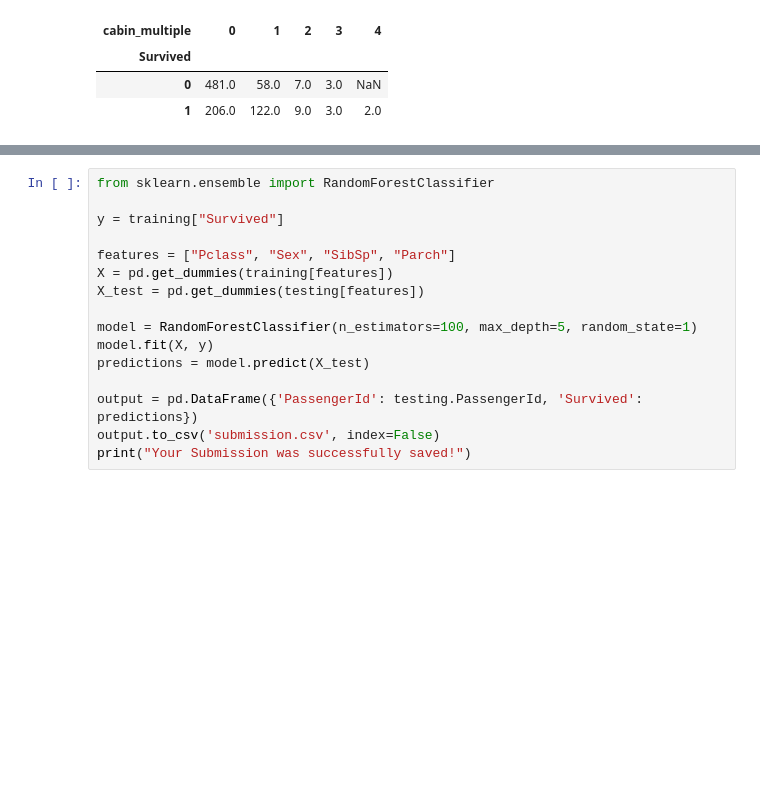
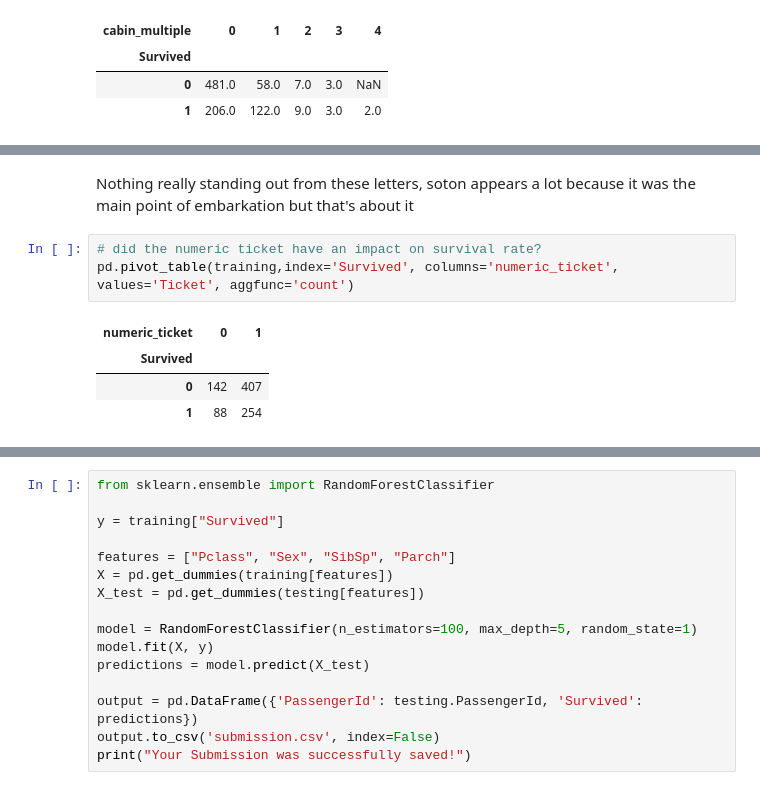
Before and after one commit to tjjdoherty/kaggle_notebooks, a Jupyter notebook: td-titanic-beginner-notebook.ipynb, the cells around one changed output, grey strips where cells are left out. Drawn from its saved outputs; the diff is of its cells as text; blank space fills up the shorter version.

```diff
--- a/td-titanic-beginner-notebook.ipynb
+++ b/td-titanic-beginner-notebook.ipynb
@@ -196,0 +255,10 @@ pd.pivot_table(training, index = 'Survived', columns = 'cabin_multiple', values=
+# %% [markdown]
+Nothing really standing out from these letters, soton appears a lot because it was the main point of embarkation but that's about it
+# %%
+# did the numeric ticket have an impact on survival rate?
+pd.pivot_table(training,index='Survived', columns='numeric_ticket', values='Ticket', aggfunc='count')
+# %% [output]
+| numeric_ticket | 0 | 1 |
+| Survived |  |  |
+| 0 | 142 | 407 |
+| 1 | 88 | 254 |
```
Also changed, not shown: parts of 13 cells of this notebook.
